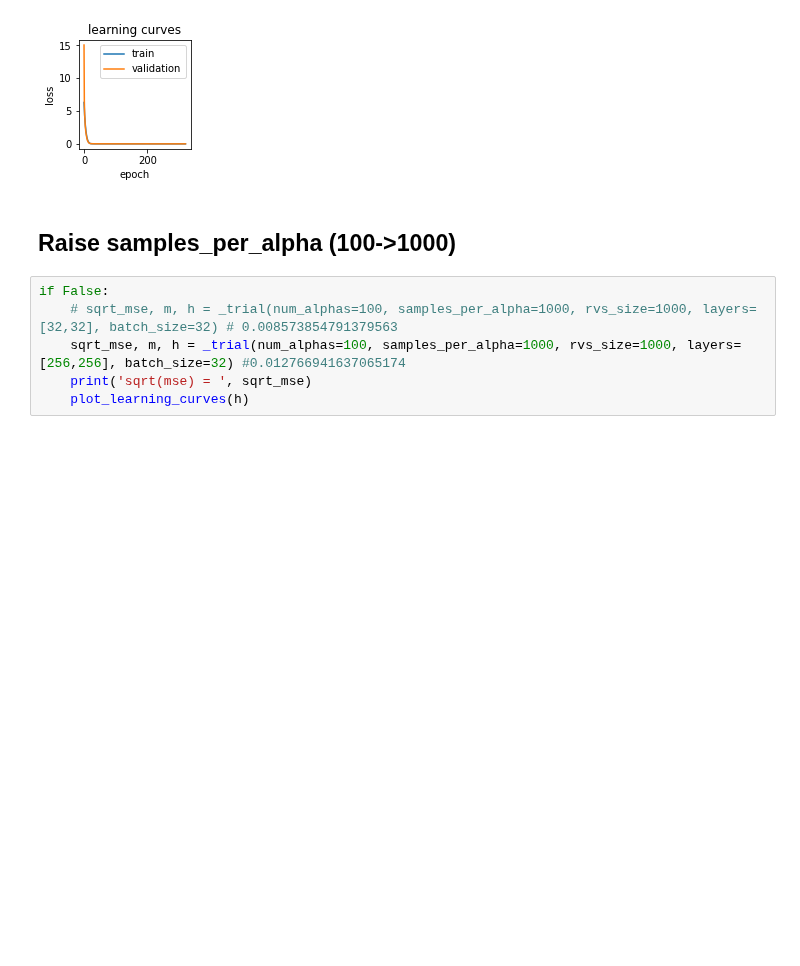
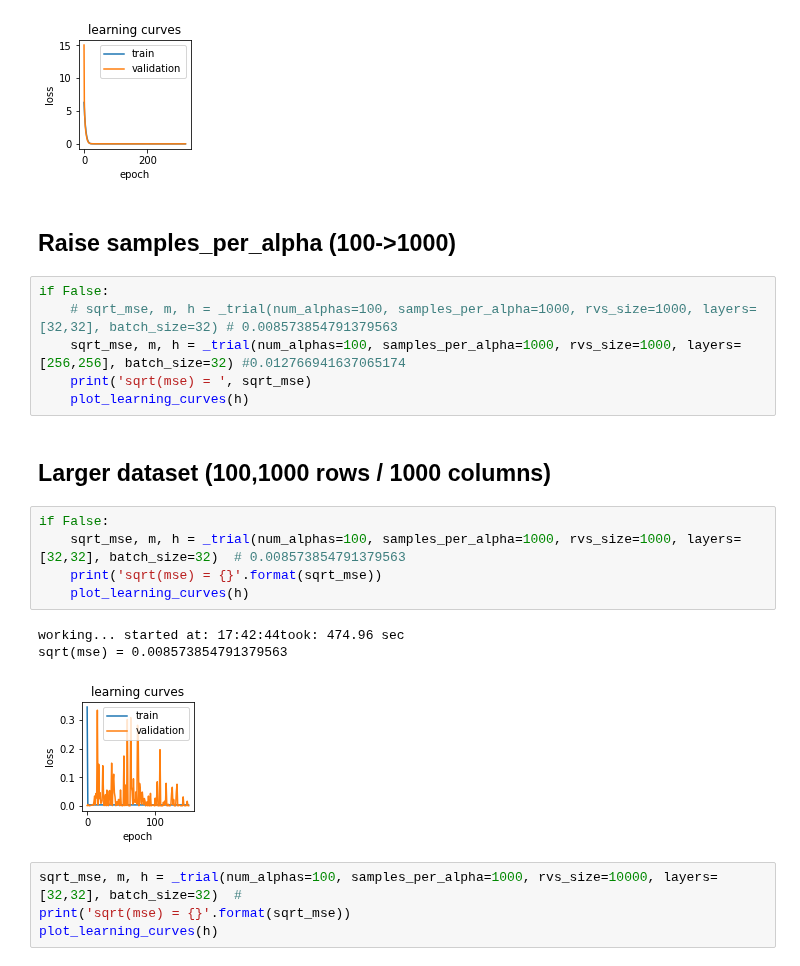
Before and after one commit to yossi-cohen/preferential-attachment, a Jupyter notebook: notebooks/yulesimon-dnn-trials.ipynb, the cells around one changed output. Drawn from its saved outputs; the diff is of its cells as text; blank space fills up the shorter version.

```diff
--- a/notebooks/yulesimon-dnn-trials.ipynb
+++ b/notebooks/yulesimon-dnn-trials.ipynb
@@ -336,3 +336,18 @@ if False:
     sqrt_mse, m, h = _trial(num_alphas=100, samples_per_alpha=1000, rvs_size=1000, layers=[256,256], batch_size=32) #0.012766941637065174
     print('sqrt(mse) = ', sqrt_mse)
     plot_learning_curves(h)
+# %% [markdown]
+## Larger dataset (100,1000 rows / 1000 columns)
+# %%
+if False:
+    sqrt_mse, m, h = _trial(num_alphas=100, samples_per_alpha=1000, rvs_size=1000, layers=[32,32], batch_size=32)  # 0.008573854791379563
+    print('sqrt(mse) = {}'.format(sqrt_mse))
+    plot_learning_curves(h)
+# %% [output]
+working... started at: 17:42:44took: 474.96 sec
+sqrt(mse) = 0.008573854791379563
+[figure, added]
+# %%
+sqrt_mse, m, h = _trial(num_alphas=100, samples_per_alpha=1000, rvs_size=10000, layers=[32,32], batch_size=32)  #
+print('sqrt(mse) = {}'.format(sqrt_mse))
+plot_learning_curves(h)
```
